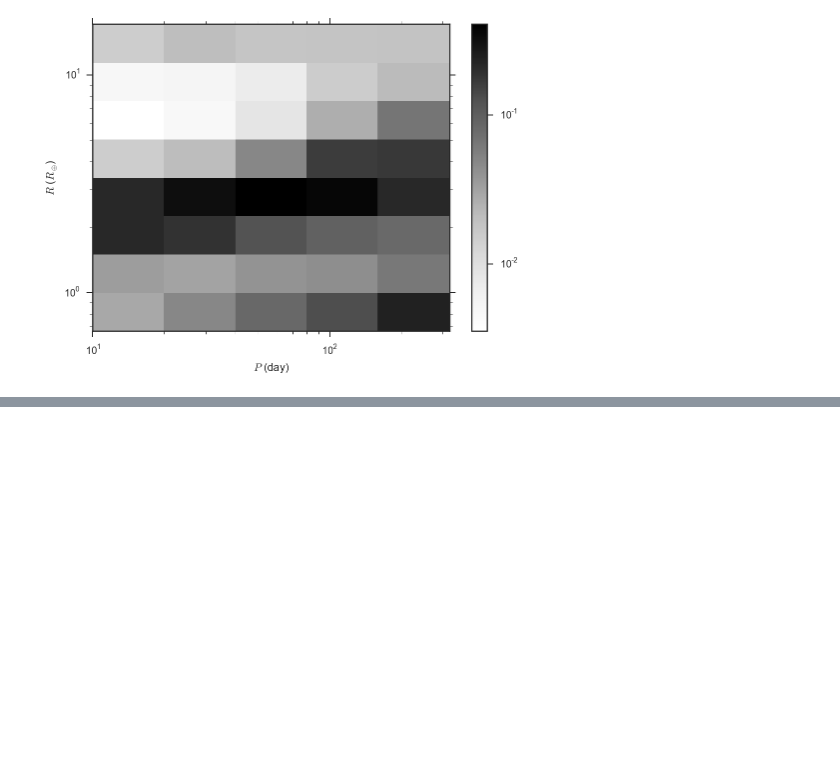
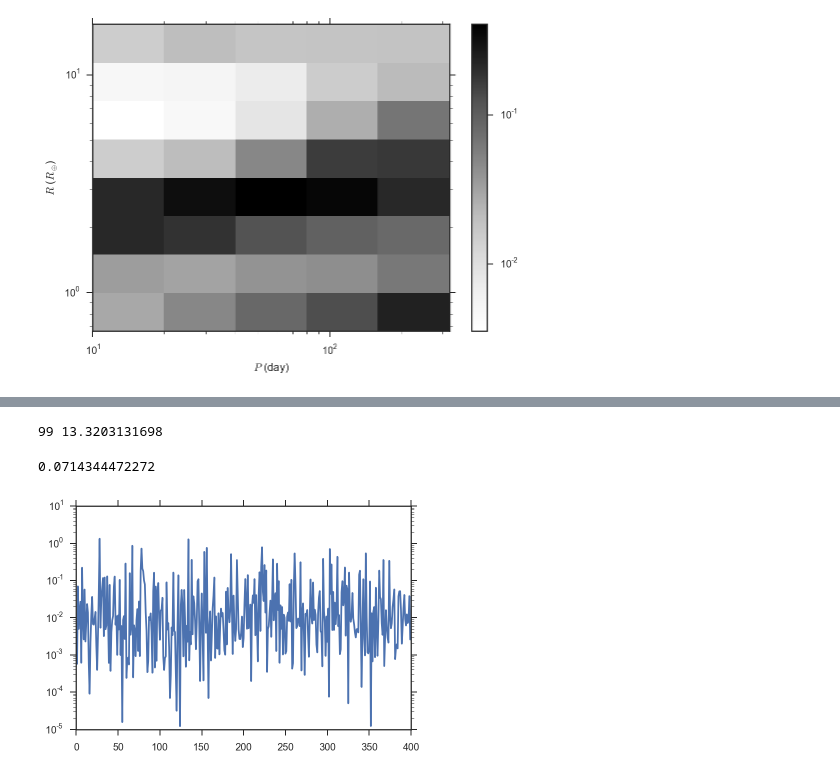
Before and after one commit to farr/kepler-selection, a Jupyter notebook: kephackwk/BinnedUncertaintyStan.ipynb, the cells around one changed output, grey strips where cells are left out. Saved outputs shown, nothing was run; the diff lists cells and outputs as text; code cells hidden in the pictures; blank space fills up the shorter version.

```diff
--- a/kephackwk/BinnedUncertaintyStan.ipynb
+++ b/kephackwk/BinnedUncertaintyStan.ipynb
@@ -135 +328,20 @@ ylabel(r'$R$ ($R_\oplus$)')
+# %%
+imax = -1
+nmax = -np.inf
+for p in samples['dndlnpdlnr']:
+    i = argmax(p)
+    n = p.flatten()[i]
+    if n > nmax:
+        imax = i
+        nmax = n
+print imax, nmax
+# %% [output]
+99 13.3203131698
+# %%
+plot(samples['dndlnpdlnr'][::10,11,0])
+yscale('log')
+print mean(samples['dndlnpdlnr'][:,11,0])
+# %% [output]
+0.0714344472272
+[figure, added]
 # %%
```
Also changed, not shown: parts of 27 cells of this notebook, 1 other file.
